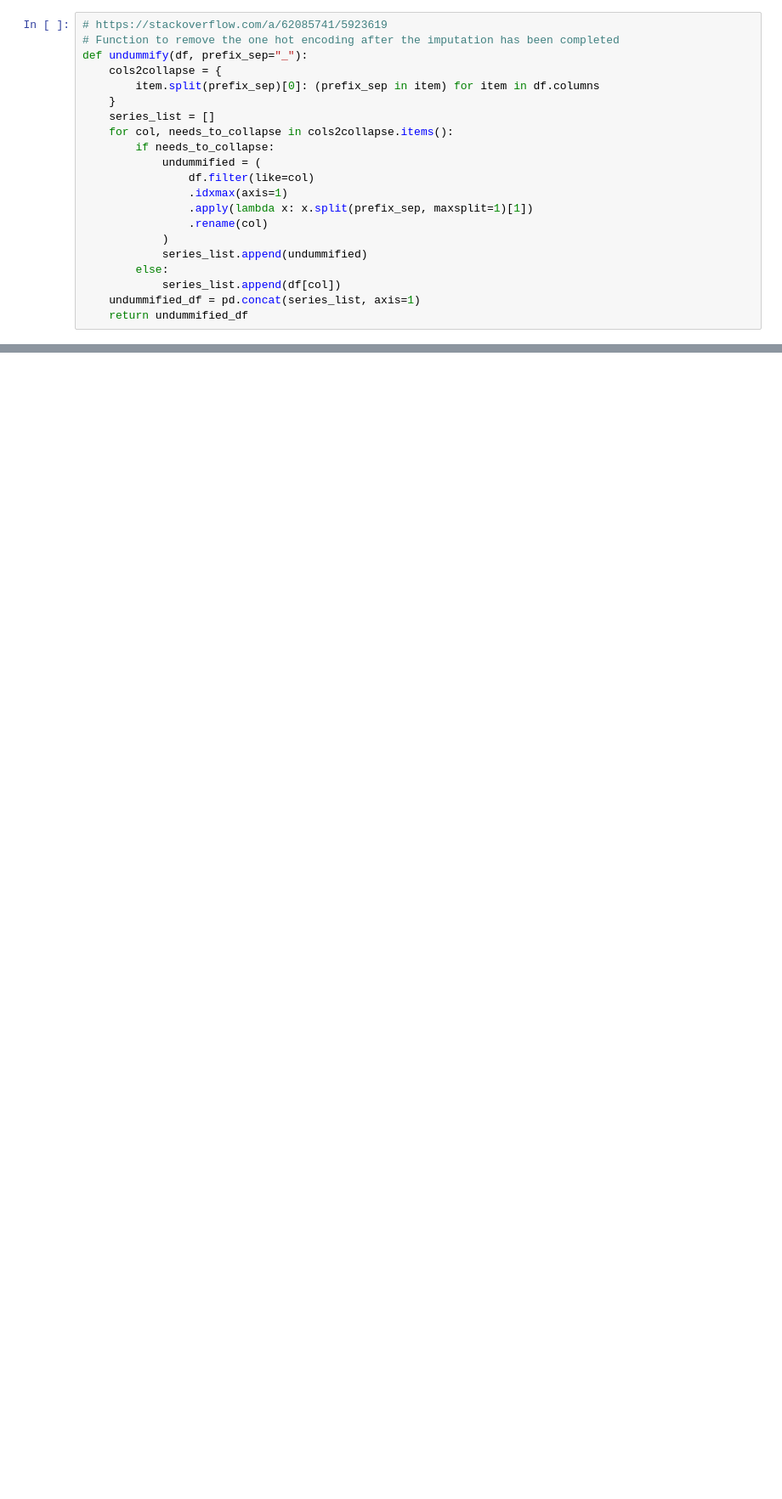
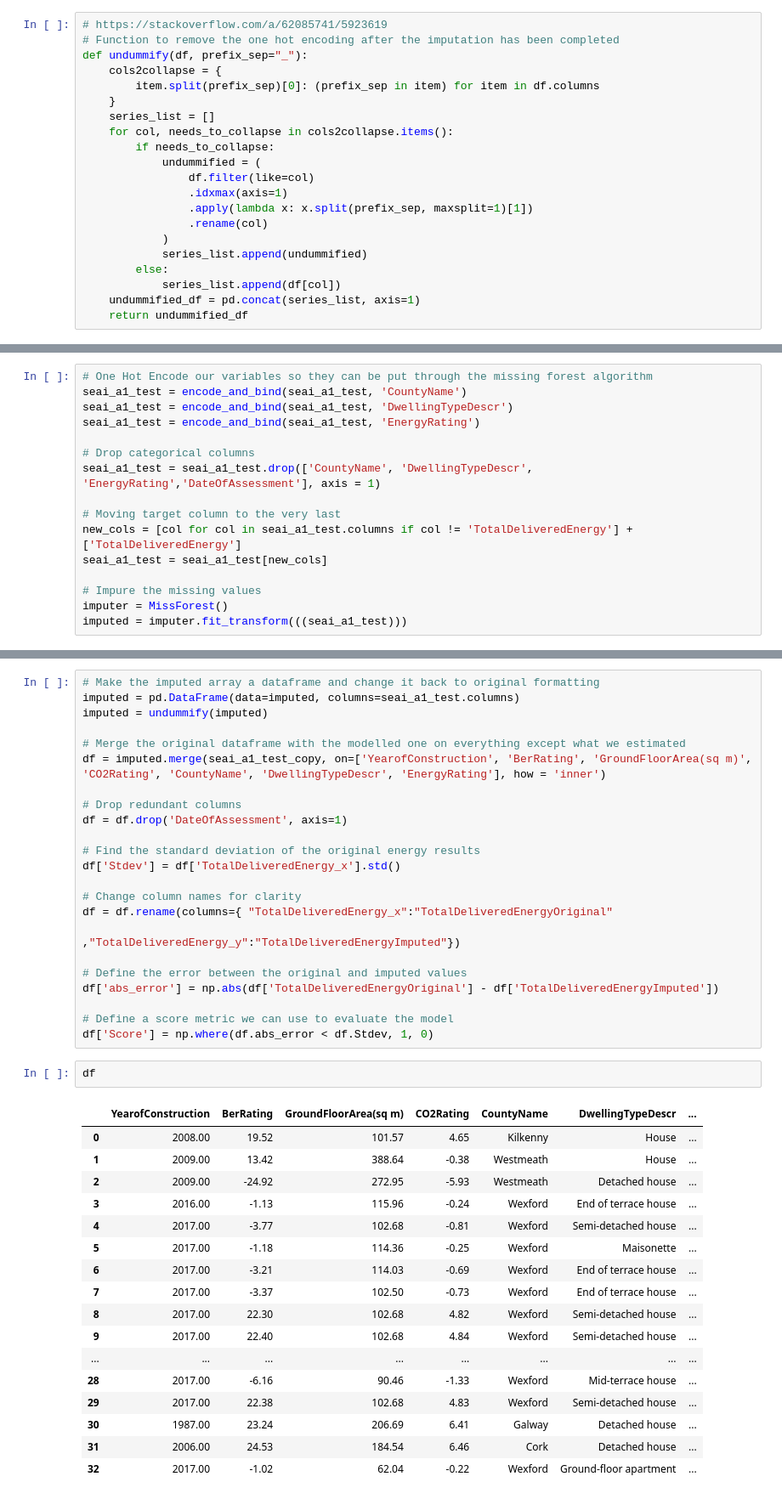
Before and after one commit to OisinB-2814/masters_thesis_ob2814, a Jupyter notebook: notebooks/define.ipynb, the cells around one changed output, grey strips where cells are left out. Shown: that part at 85% size. Cells and saved outputs as stored; diff of their text form; blank space fills up the shorter version.

Commit message:
Finished off Define Phase

```diff
--- a/notebooks/define.ipynb
+++ b/notebooks/define.ipynb
@@ -413,0 +529,16 @@ seai_cleaned['YearofConstruction'] = seai_cleaned['YearofConstruction'].astype('
+# %%
+# One Hot Encode our variables so they can be put through the missing forest algorithm
+seai_a1_test = encode_and_bind(seai_a1_test, 'CountyName')
+seai_a1_test = encode_and_bind(seai_a1_test, 'DwellingTypeDescr')
+seai_a1_test = encode_and_bind(seai_a1_test, 'EnergyRating')
+
+# Drop categorical columns
+seai_a1_test = seai_a1_test.drop(['CountyName', 'DwellingTypeDescr', 'EnergyRating','DateOfAssessment'], axis = 1)
+
+# Moving target column to the very last
+new_cols = [col for col in seai_a1_test.columns if col != 'TotalDeliveredEnergy'] + ['TotalDeliveredEnergy']
+seai_a1_test = seai_a1_test[new_cols]
+
+# Impure the missing values
+imputer = MissForest()
+imputed = imputer.fit_transform(((seai_a1_test)))
@@ -413,0 +550,43 @@ seai_cleaned['YearofConstruction'] = seai_cleaned['YearofConstruction'].astype('
+# %%
+# Make the imputed array a dataframe and change it back to original formatting
+imputed = pd.DataFrame(data=imputed, columns=seai_a1_test.columns)
+imputed = undummify(imputed)
+
+# Merge the original dataframe with the modelled one on everything except what we estimated
+df = imputed.merge(seai_a1_test_copy, on=['YearofConstruction', 'BerRating', 'GroundFloorArea(sq m)', 'CO2Rating', 'CountyName', 'DwellingTypeDescr', 'EnergyRating'], how = 'inner')
+
+# Drop redundant columns
+df = df.drop('DateOfAssessment', axis=1)
+
+# Find the standard deviation of the original energy results
+df['Stdev'] = df['TotalDeliveredEnergy_x'].std()
+
+# Change column names for clarity
+df = df.rename(columns={ "TotalDeliveredEnergy_x":"TotalDeliveredEnergyOriginal"
+                                                            ,"TotalDeliveredEnergy_y":"TotalDeliveredEnergyImputed"})
+
+# Define the error between the original and imputed values
+df['abs_error'] = np.abs(df['TotalDeliveredEnergyOriginal'] - df['TotalDeliveredEnergyImputed'])
+
+# Define a score metric we can use to evaluate the model
+df['Score'] = np.where(df.abs_error < df.Stdev, 1, 0)
+# %%
+df
+# %% [output]
+|  | YearofConstruction | BerRating | GroundFloorArea(sq m) | CO2Rating | CountyName | DwellingTypeDescr | ... |
+| 0 | 2008.00 | 19.52 | 101.57 | 4.65 | Kilkenny | House | ... |
+| 1 | 2009.00 | 13.42 | 388.64 | -0.38 | Westmeath | House | ... |
+| 2 | 2009.00 | -24.92 | 272.95 | -5.93 | Westmeath | Detached house | ... |
+| 3 | 2016.00 | -1.13 | 115.96 | -0.24 | Wexford | End of terrace house | ... |
+| 4 | 2017.00 | -3.77 | 102.68 | -0.81 | Wexford | Semi-detached house | ... |
+| 5 | 2017.00 | -1.18 | 114.36 | -0.25 | Wexford | Maisonette | ... |
+| 6 | 2017.00 | -3.21 | 114.03 | -0.69 | Wexford | End of terrace house | ... |
+| 7 | 2017.00 | -3.37 | 102.50 | -0.73 | Wexford | End of terrace house | ... |
+| 8 | 2017.00 | 22.30 | 102.68 | 4.82 | Wexford | Semi-detached house | ... |
+| 9 | 2017.00 | 22.40 | 102.68 | 4.84 | Wexford | Semi-detached house | ... |
+| ... | ... | ... | ... | ... | ... | ... | ... |
+| 28 | 2017.00 | -6.16 | 90.46 | -1.33 | Wexford | Mid-terrace house | ... |
+| 29 | 2017.00 | 22.38 | 102.68 | 4.83 | Wexford | Semi-detached house | ... |
+| 30 | 1987.00 | 23.24 | 206.69 | 6.41 | Galway | Detached house | ... |
+| 31 | 2006.00 | 24.53 | 184.54 | 6.46 | Cork | Detached house | ... |
+| 32 | 2017.00 | -1.02 | 62.04 | -0.22 | Wexford | Ground-floor apartment | ... |
```
Also changed, not shown: parts of 63 cells of this notebook, 1 other file.
